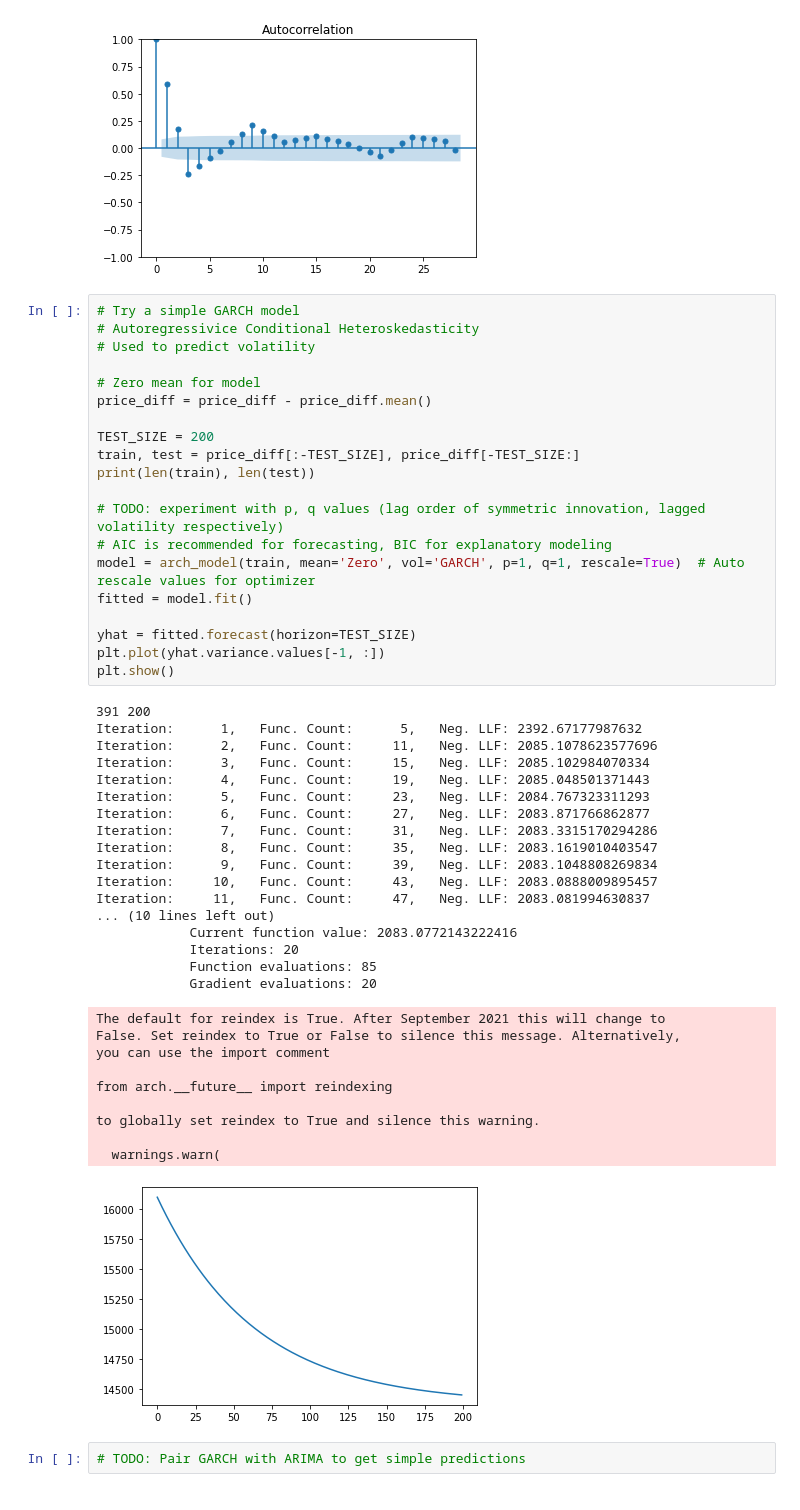
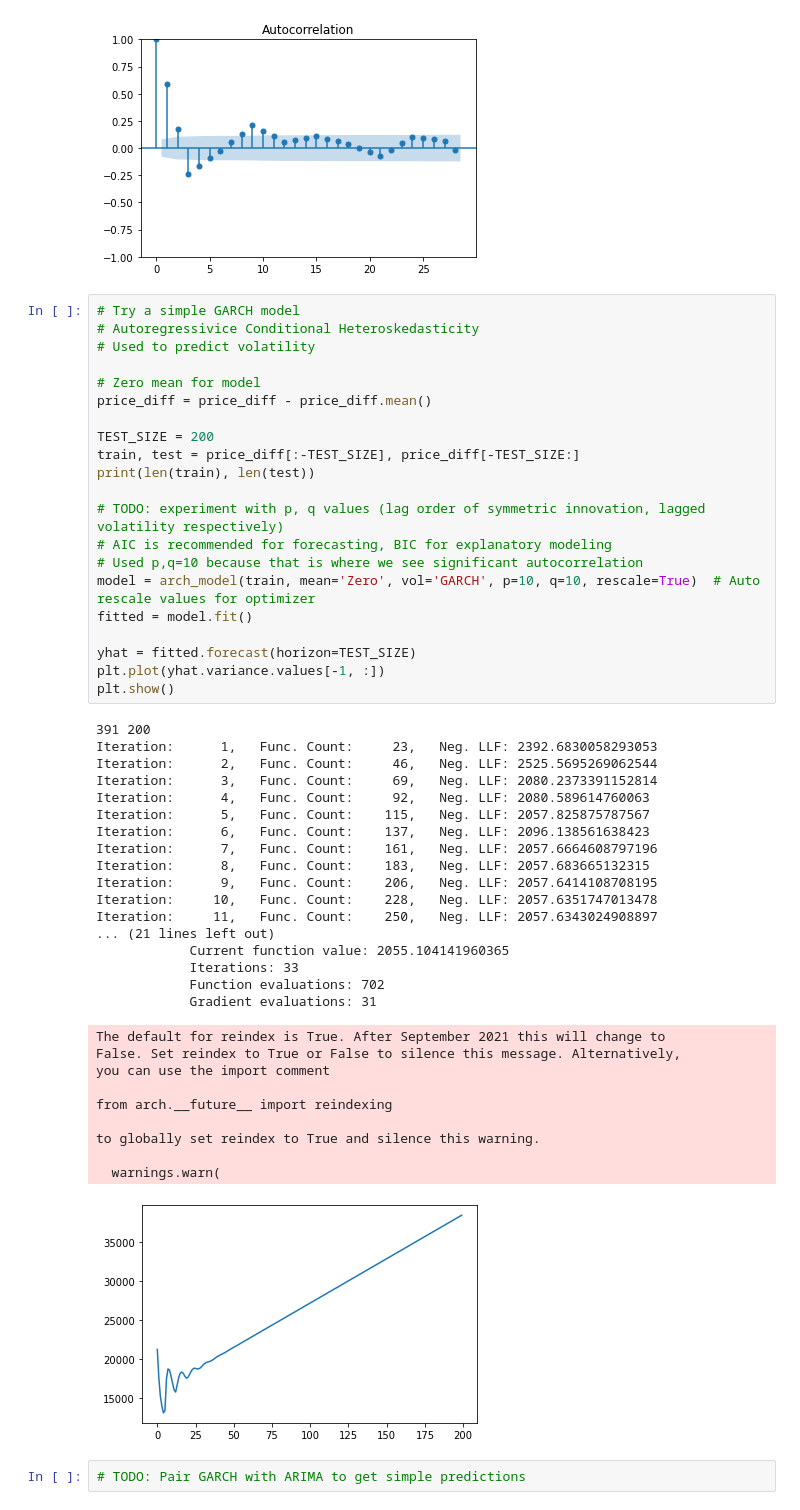
Before and after one commit to hsdistefa/mas-thesis, a Jupyter notebook: EDA.ipynb, the cells around one changed output. Cells and saved outputs as stored; diff of their text form.

```diff
--- a/EDA.ipynb
+++ b/EDA.ipynb
@@ -366,51 +366,52 @@ sm.graphics.tsa.plot_acf(price_diff)
 # %%
 # Try a simple GARCH model
 # Autoregressivice Conditional Heteroskedasticity
 # Used to predict volatility
 
 # Zero mean for model
 price_diff = price_diff - price_diff.mean()
 
 TEST_SIZE = 200
 train, test = price_diff[:-TEST_SIZE], price_diff[-TEST_SIZE:]
 print(len(train), len(test))
 
 # TODO: experiment with p, q values (lag order of symmetric innovation, lagged volatility respectively)
 # AIC is recommended for forecasting, BIC for explanatory modeling
-model = arch_model(train, mean='Zero', vol='GARCH', p=1, q=1, rescale=True)  # Auto rescale values for optimizer
+# Used p,q=10 because that is where we see significant autocorrelation
+model = arch_model(train, mean='Zero', vol='GARCH', p=10, q=10, rescale=True)  # Auto rescale values for optimizer
 fitted = model.fit()
 
 yhat = fitted.forecast(horizon=TEST_SIZE)
 plt.plot(yhat.variance.values[-1, :])
 plt.show()
 # %% [output]
 391 200
-Iteration:      1,   Func. Count:      5,   Neg. LLF: 2392.67177987632
-Iteration:      2,   Func. Count:     11,   Neg. LLF: 2085.1078623577696
-Iteration:      3,   Func. Count:     15,   Neg. LLF: 2085.102984070334
-Iteration:      4,   Func. Count:     19,   Neg. LLF: 2085.048501371443
-Iteration:      5,   Func. Count:     23,   Neg. LLF: 2084.767323311293
-Iteration:      6,   Func. Count:     27,   Neg. LLF: 2083.871766862877
-Iteration:      7,   Func. Count:     31,   Neg. LLF: 2083.3315170294286
-Iteration:      8,   Func. Count:     35,   Neg. LLF: 2083.1619010403547
-Iteration:      9,   Func. Count:     39,   Neg. LLF: 2083.1048808269834
-Iteration:     10,   Func. Count:     43,   Neg. LLF: 2083.0888009895457
-Iteration:     11,   Func. Count:     47,   Neg. LLF: 2083.081994630837
-... (10 lines left out)
-            Current function value: 2083.0772143222416
-            Iterations: 20
-            Function evaluations: 85
-            Gradient evaluations: 20
+Iteration:      1,   Func. Count:     23,   Neg. LLF: 2392.6830058293053
+Iteration:      2,   Func. Count:     46,   Neg. LLF: 2525.5695269062544
+Iteration:      3,   Func. Count:     69,   Neg. LLF: 2080.2373391152814
+Iteration:      4,   Func. Count:     92,   Neg. LLF: 2080.589614760063
+Iteration:      5,   Func. Count:    115,   Neg. LLF: 2057.825875787567
+Iteration:      6,   Func. Count:    137,   Neg. LLF: 2096.138561638423
+Iteration:      7,   Func. Count:    161,   Neg. LLF: 2057.6664608797196
+Iteration:      8,   Func. Count:    183,   Neg. LLF: 2057.683665132315
+Iteration:      9,   Func. Count:    206,   Neg. LLF: 2057.6414108708195
+Iteration:     10,   Func. Count:    228,   Neg. LLF: 2057.6351747013478
+Iteration:     11,   Func. Count:    250,   Neg. LLF: 2057.6343024908897
+... (21 lines left out)
+            Current function value: 2055.104141960365
+            Iterations: 33
+            Function evaluations: 702
+            Gradient evaluations: 31
 The default for reindex is True. After September 2021 this will change to
 False. Set reindex to True or False to silence this message. Alternatively,
 you can use the import comment
 
 from arch.__future__ import reindexing
 
 to globally set reindex to True and silence this warning.
 
   warnings.warn(
-[figure, old version]
+[figure, new version]
 # %%
 # TODO: Pair GARCH with ARIMA to get simple predictions
 # %%
```
Also changed, not shown: 2 other files.
